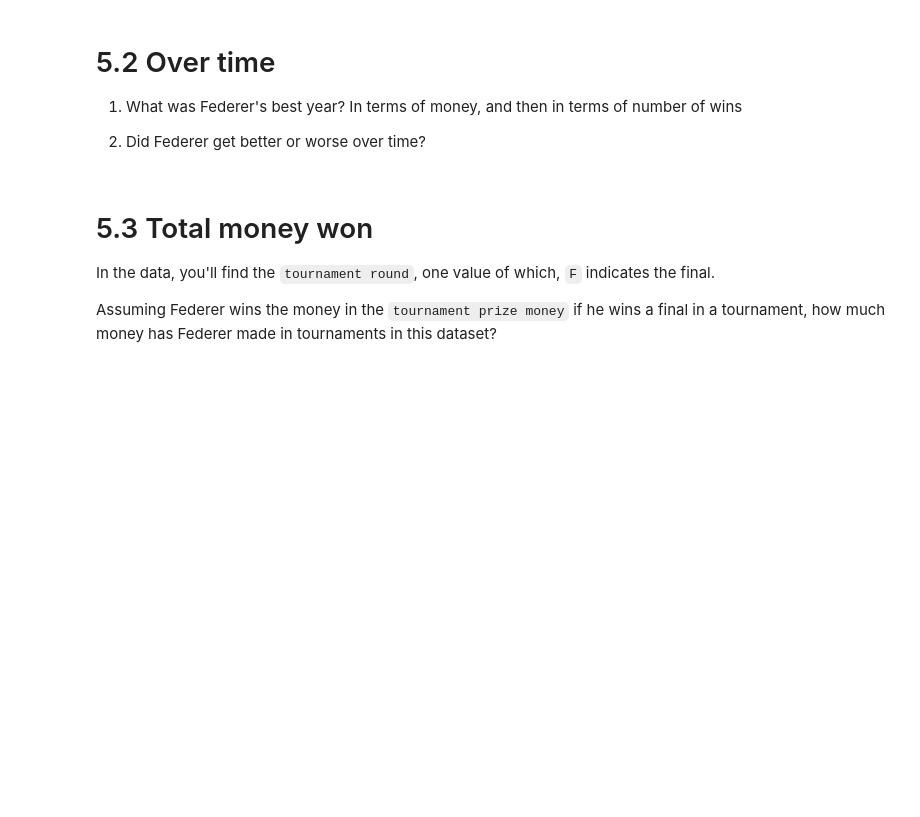
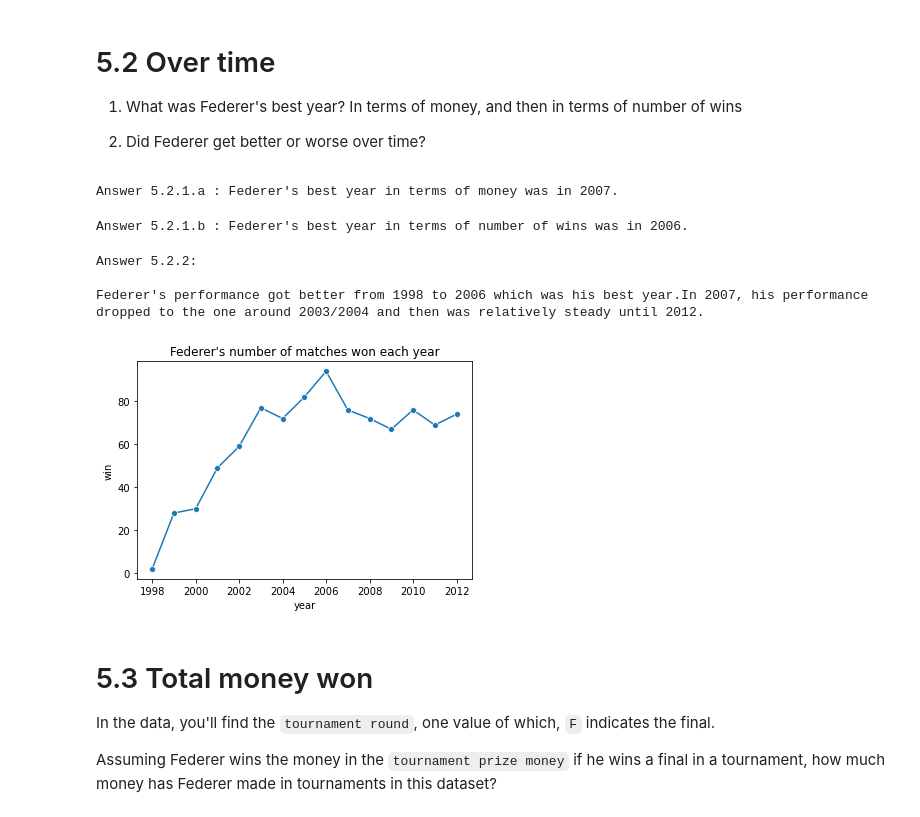
Before and after one commit to cb-ds-1/m2-1-pandas, a Jupyter notebook: workshop.ipynb, the cells around one changed output. Saved outputs shown, nothing was run; the diff lists cells and outputs as text; code cells hidden in the pictures; blank space fills up the shorter version.

```diff
--- a/workshop.ipynb
+++ b/workshop.ipynb
@@ -159,6 +490,37 @@ In `data/tennis.csv` you have games that Roger Federer played against various op
 1. What was Federer's best year? In terms of money, and then in terms of number of wins
 
 2. Did Federer get better or worse over time?
+# %%
+df = pd.read_csv('data/tennis.csv')
+df= df[df['tournament prize money'].notna()]
+df['tournament prize money'] = (df['tournament prize money'].astype(str)
+                                                            .str.replace('$', '')
+                                                            .str.replace(r'[A-Z]', '')
+                                                            .str.replace(',',''))
+df['tournament prize money'] = df['tournament prize money'].where(df['tournament prize money'] != '')
+df = df[df['tournament prize money'].notna()]
+df['tournament prize money'] = df['tournament prize money'].astype(int)
+best_year_money = df[(df['win']==True) & (df['tournament round']=='F')].groupby('year')['tournament prize money'].sum().idxmax()
+
+print(f"Answer 5.2.1.a : Federer's best year in terms of money was in {best_year_money}.")
+# %% [output]
+Answer 5.2.1.a : Federer's best year in terms of money was in 2007.
+# %%
+best_year_win = df.groupby('year')['win'].sum().idxmax()
+print(f"Answer 5.2.1.b : Federer's best year in terms of number of wins was in {best_year_win}.")
+# %% [output]
+Answer 5.2.1.b : Federer's best year in terms of number of wins was in 2006.
+# %%
+df_year = df.groupby('year').sum()
+ax = sns.lineplot(data = df_year, x = df_year.index,  y= 'win', marker = 'o' )
+ax.set_title("Federer's number of matches won each year")
+print(f"Answer 5.2.2: \n\nFederer's performance got better from 1998 to 2006 which was his best year.\
+In 2007, his performance dropped to the one around 2003/2004 and then was relatively steady until 2012.")
+# %% [output]
+Answer 5.2.2:
+
+Federer's performance got better from 1998 to 2006 which was his best year.In 2007, his performance dropped to the one around 2003/2004 and then was relatively steady until 2012.
+[figure, added]
 # %% [markdown]
 # 5.3 Total money won
 
```
Also changed, not shown: parts of 26 cells of this notebook.
